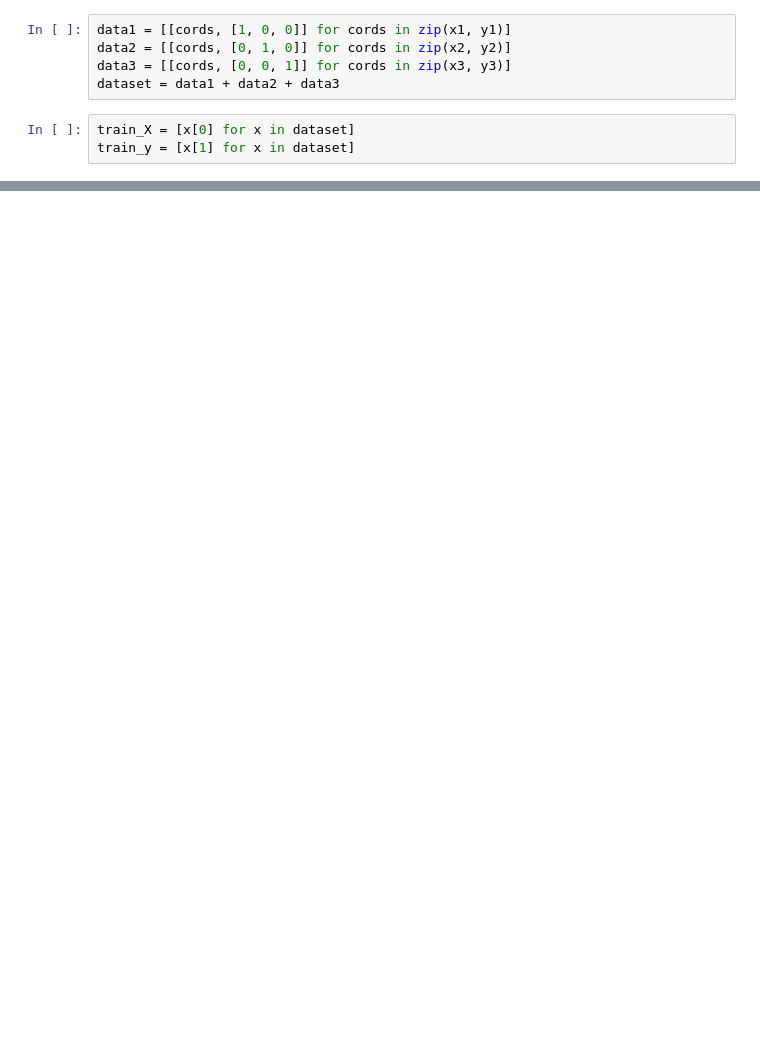
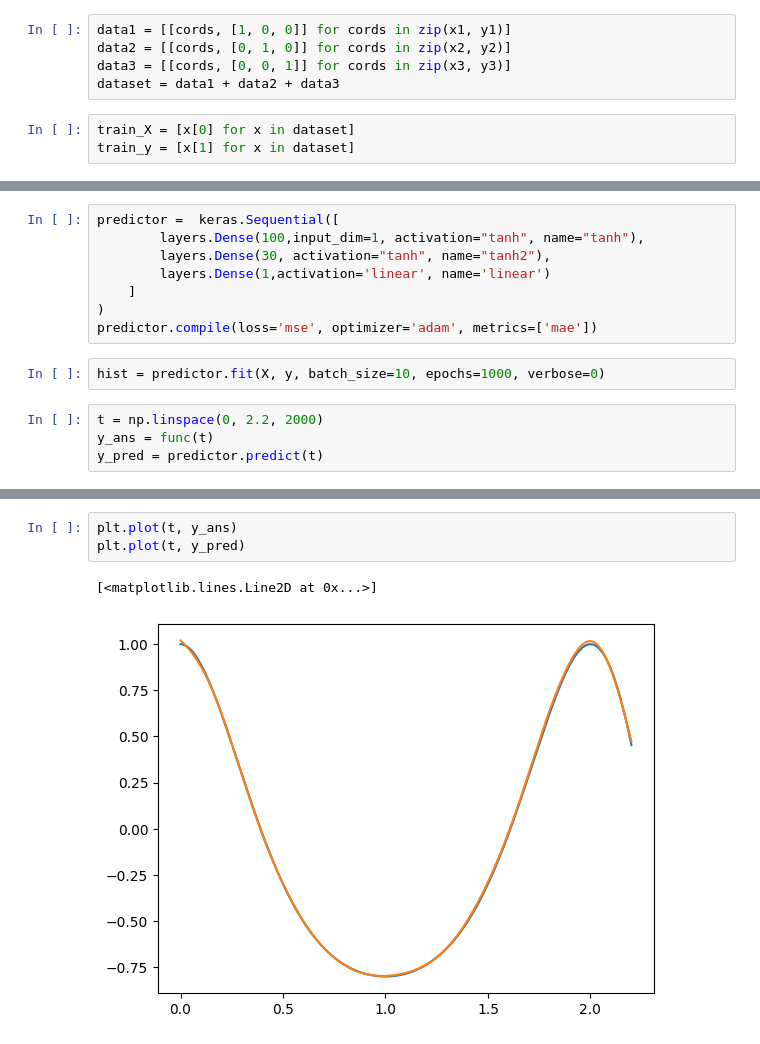
Before and after one commit to gametwix/Neuroinformatics, a Jupyter notebook: Lab3/main.ipynb, the cells around one changed output, grey strips where cells are left out. Drawn from its saved outputs; the diff is of its cells as text; blank space fills up the shorter version.

```diff
--- a/Lab3/main.ipynb
+++ b/Lab3/main.ipynb
@@ -101,0 +87,14 @@ plt.imshow(z)
+# %%
+predictor =  keras.Sequential([
+        layers.Dense(100,input_dim=1, activation="tanh", name="tanh"),
+        layers.Dense(30, activation="tanh", name="tanh2"),
+        layers.Dense(1,activation='linear', name='linear')
+    ]
+)
+predictor.compile(loss='mse', optimizer='adam', metrics=['mae'])
+# %%
+hist = predictor.fit(X, y, batch_size=10, epochs=1000, verbose=0)
+# %%
+t = np.linspace(0, 2.2, 2000)
+y_ans = func(t)
+y_pred = predictor.predict(t)
@@ -101,0 +103,6 @@ plt.imshow(z)
+# %%
+plt.plot(t, y_ans)
+plt.plot(t, y_pred)
+# %% [output]
+[<matplotlib.lines.Line2D at 0x...>]
+[figure, added]
```
Also changed, not shown: parts of 14 cells of this notebook, 2 other files.
